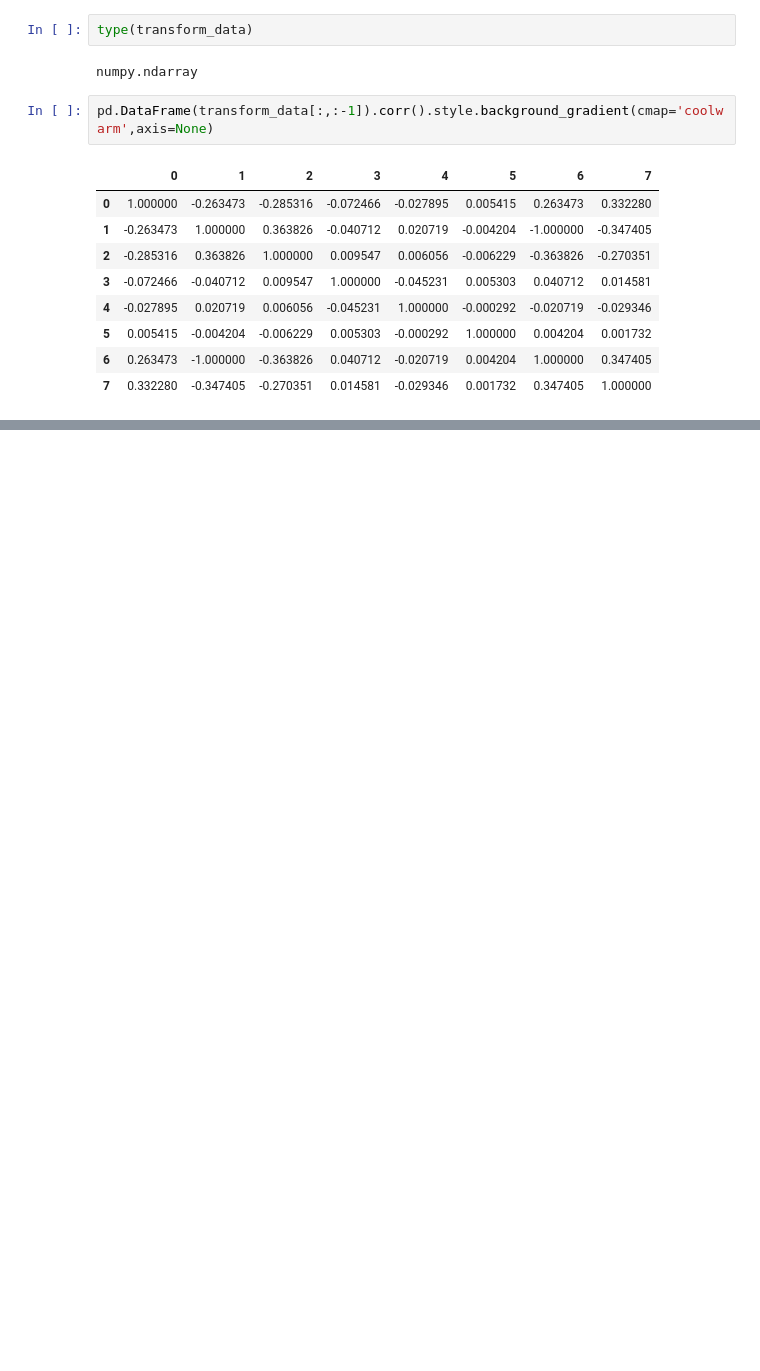
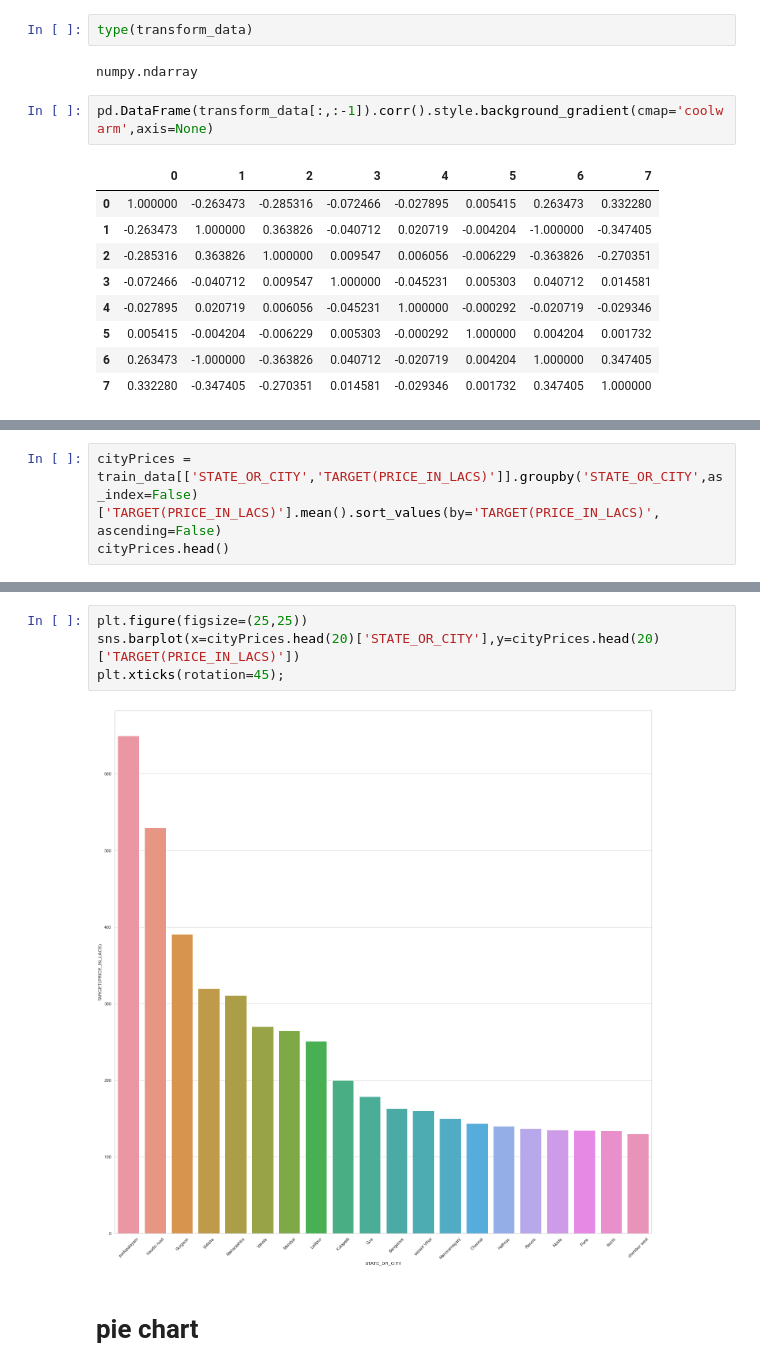
Before and after one commit to ethender/masterssemsterc, a Jupyter notebook: pricesprediction.ipynb, the cells around one changed output, grey strips where cells are left out. Saved outputs shown, nothing was run; the diff lists cells and outputs as text; blank space fills up the shorter version.

```diff
--- a/pricesprediction.ipynb
+++ b/pricesprediction.ipynb
@@ -615,0 +652,3 @@ prepare_data.corr().style.background_gradient(cmap='coolwarm',axis=None).set_pre
+# %%
+cityPrices = train_data[['STATE_OR_CITY','TARGET(PRICE_IN_LACS)']].groupby('STATE_OR_CITY',as_index=False)['TARGET(PRICE_IN_LACS)'].mean().sort_values(by='TARGET(PRICE_IN_LACS)', ascending=False)
+cityPrices.head()
@@ -615,0 +662,8 @@ prepare_data.corr().style.background_gradient(cmap='coolwarm',axis=None).set_pre
+# %%
+plt.figure(figsize=(25,25))
+sns.barplot(x=cityPrices.head(20)['STATE_OR_CITY'],y=cityPrices.head(20)['TARGET(PRICE_IN_LACS)'])
+plt.xticks(rotation=45);
+# %% [output]
+[figure, added]
+# %% [markdown]
+# pie chart
```
Also changed, not shown: parts of 6 cells of this notebook, 3 other files.
